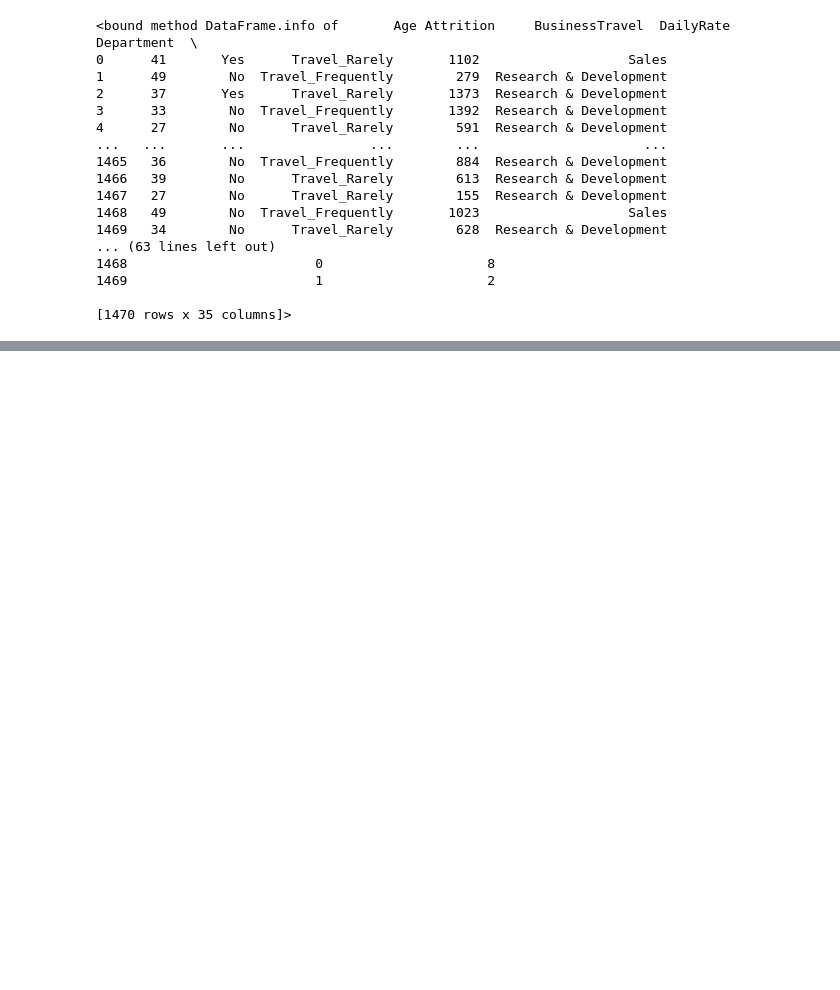
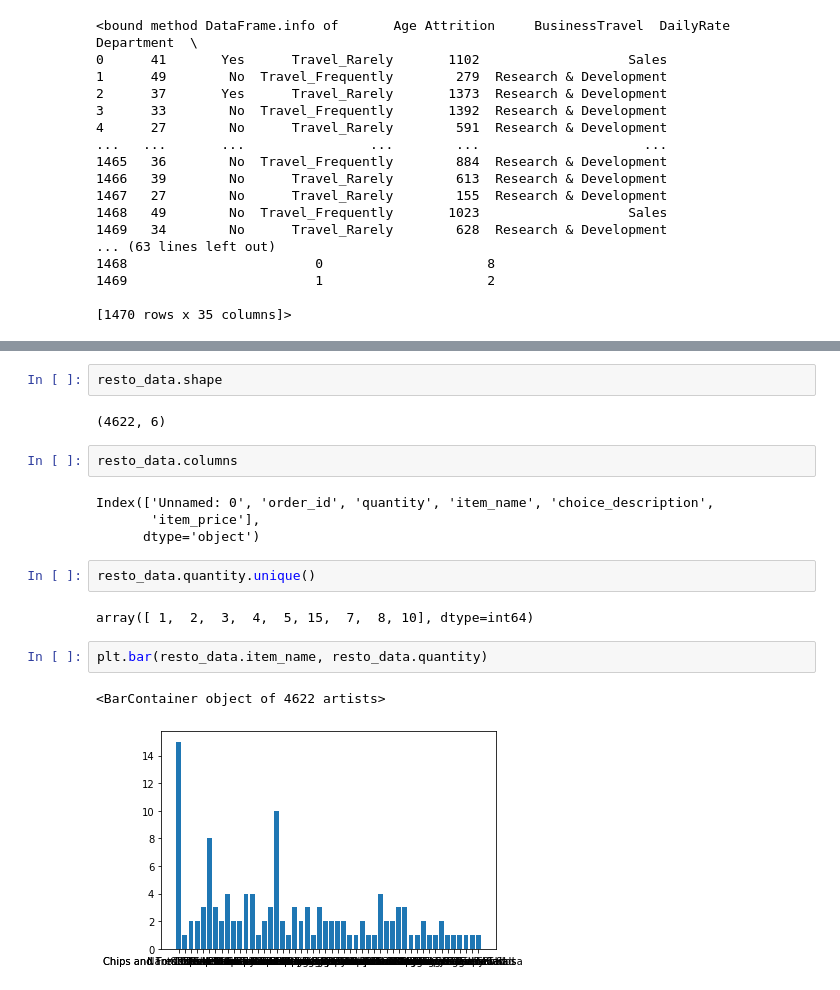
Before and after one commit to syvtoto/BigData, a Jupyter notebook: BigData_20-04.ipynb, the cells around one changed output, grey strips where cells are left out. Saved outputs shown, nothing was run; the diff lists cells and outputs as text; blank space fills up the shorter version.

```diff
--- a/BigData_20-04.ipynb
+++ b/BigData_20-04.ipynb
@@ -241,0 +323,19 @@ cate_data.info
+# %%
+resto_data.shape
+# %% [output]
+(4622, 6)
+# %%
+resto_data.columns
+# %% [output]
+Index(['Unnamed: 0', 'order_id', 'quantity', 'item_name', 'choice_description',
+       'item_price'],
+      dtype='object')
+# %%
+resto_data.quantity.unique()
+# %% [output]
+array([ 1,  2,  3,  4,  5, 15,  7,  8, 10], dtype=int64)
+# %%
+plt.bar(resto_data.item_name, resto_data.quantity)
+# %% [output]
+<BarContainer object of 4622 artists>
+[figure, added]
```
Also changed, not shown: parts of 13 cells of this notebook.
